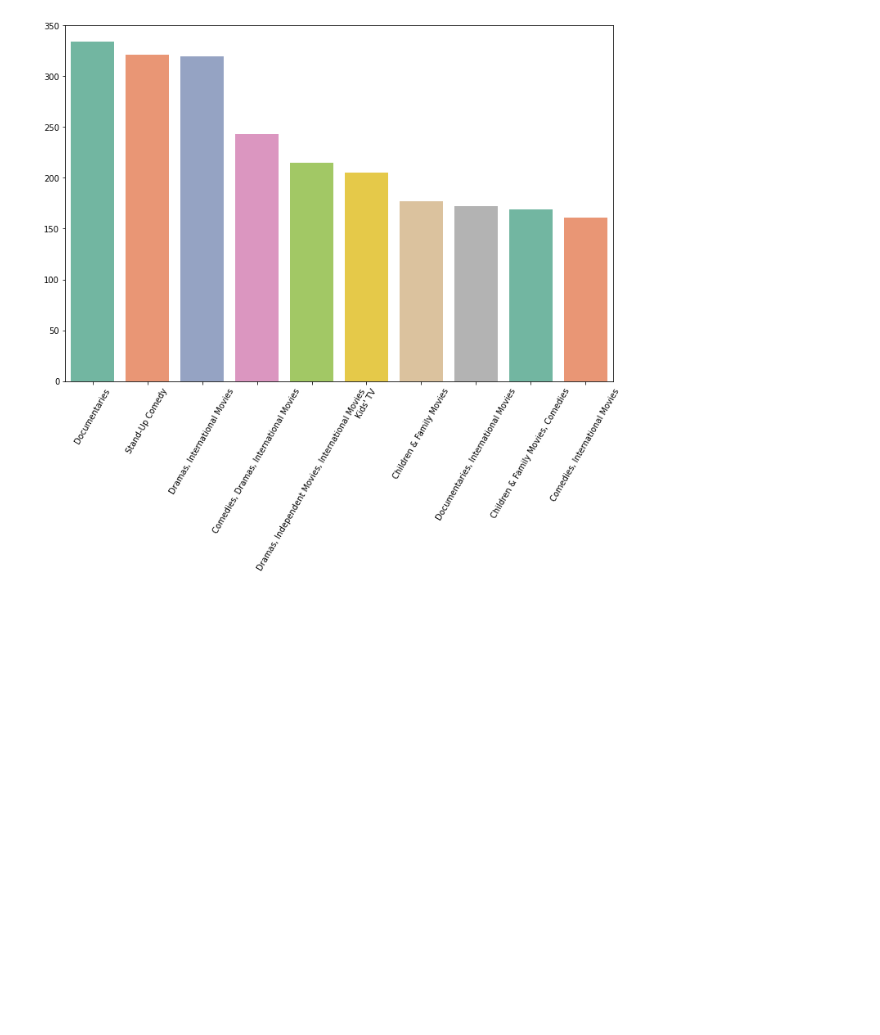
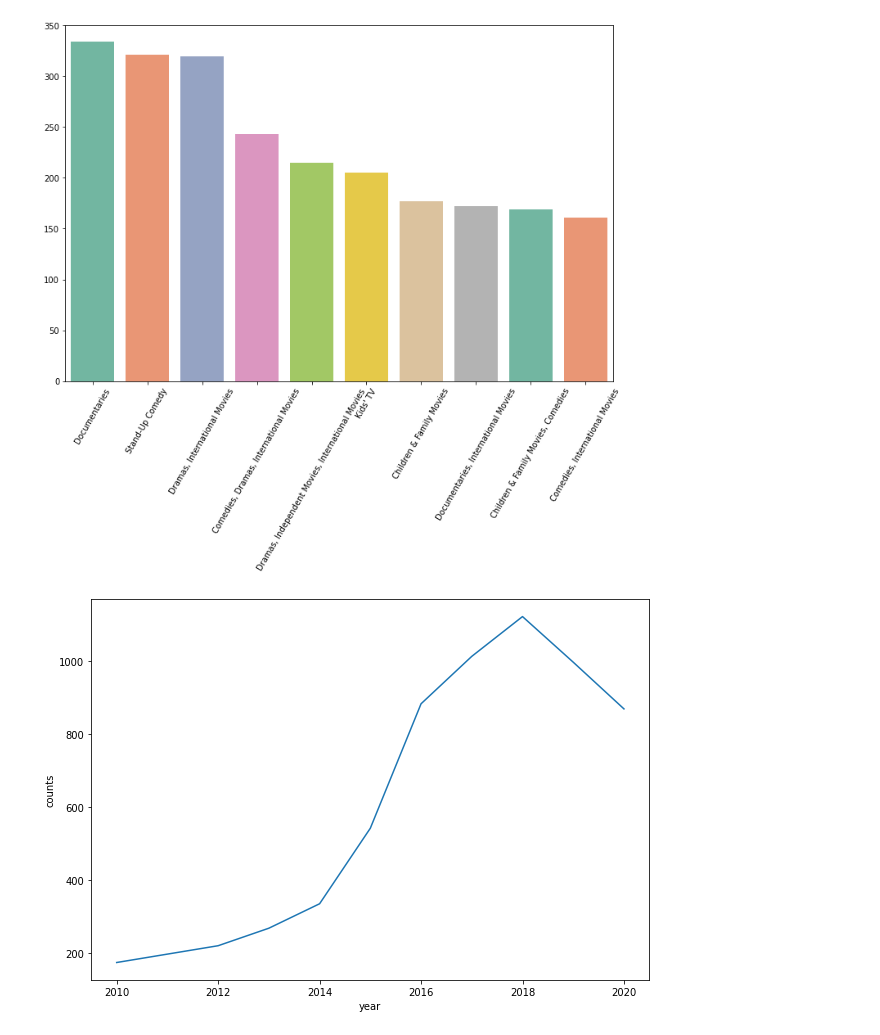
Before and after one commit to JDhyeok/data-science-starter, a Jupyter notebook: Netfilx/NetflixRecommendationSystem.ipynb, the cells around one changed output. Saved outputs shown, nothing was run; the diff lists cells and outputs as text; code cells hidden in the pictures; blank space fills up the shorter version.

Commit message:
chore: add more visualization

```diff
--- a/Netfilx/NetflixRecommendationSystem.ipynb
+++ b/Netfilx/NetflixRecommendationSystem.ipynb
@@ -46,3 +46,10 @@ plt.xticks(rotation=60)
   Text(8, 0, 'Children & Family Movies, Comedies'),
   Text(9, 0, 'Comedies, International Movies')])
 [figure]
+# %%
+plt.figure(figsize=(10,7))
+plt.xlabel('year')
+plt.ylabel('counts')
+ax3 = sns.lineplot(x=df['release_year'].value_counts().head(10).index, y=df['release_year'].value_counts().head(10).values,palette='Set2')
+# %% [output]
+[figure, added]
```
